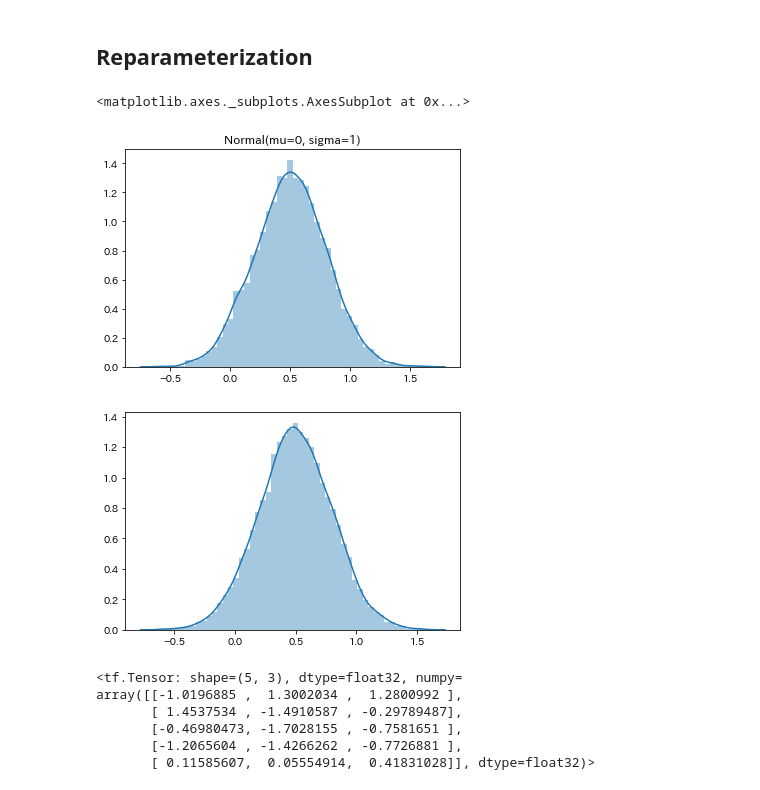
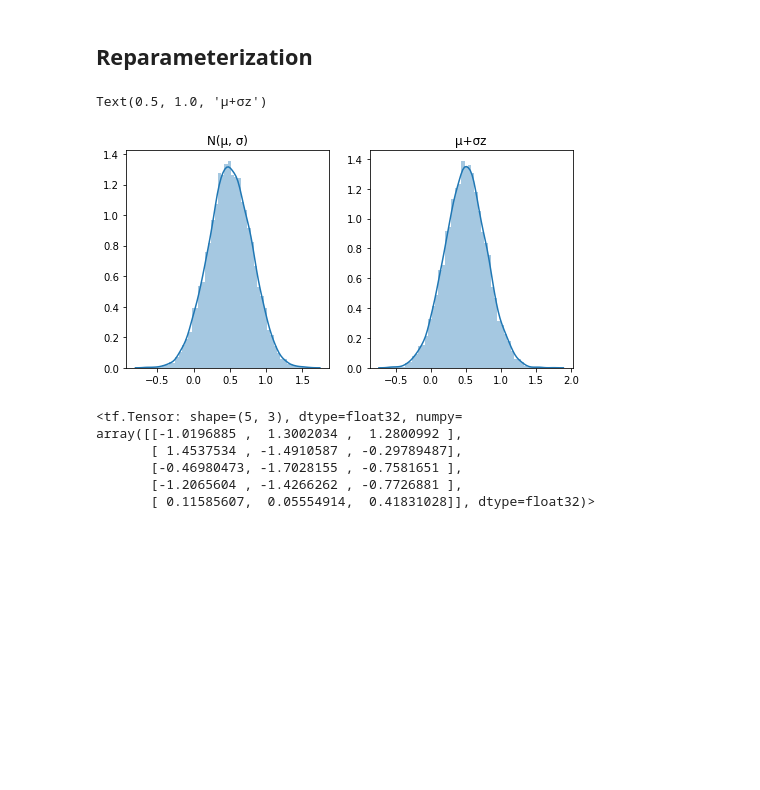
Before and after one commit to horoiwa/deep_reinforcement_learning_gallery, a Jupyter notebook: SAC/squashed_gaussian.ipynb, the cells around one changed output. Drawn from its saved outputs; the diff is of its cells as text; code cells hidden in the pictures; blank space fills up the shorter version.

```diff
--- a/SAC/squashed_gaussian.ipynb
+++ b/SAC/squashed_gaussian.ipynb
@@ -71,27 +87,31 @@ for mu in [-0.4, 0, 0.7]:
 # %% [markdown]
 ## Reparameterization
 # %%
+import numpy as np
+import matplotlib.pyplot as plt
+import seaborn as sns
+
 MU = 0.5
 SIGMA = 0.3
 N = 10000
 
 #: 正規分布モジュールからサンプリング
 p1 = np.random.normal(MU, SIGMA, size=N)
 
 #: 標準正規分布ノイズから生成
 mu = np.zeros(N).reshape(-1, 1) + MU
 noise = np.random.normal(0, 1, size=N).reshape(-1, 1)
 p2 = mu + SIGMA * noise
 
-sns.distplot(p1)
-plt.title("Normal(mu=0, sigma=1)")
+fig, (ax1, ax2) = plt.subplots(1, 2, figsize=(8, 4))
+sns.distplot(p1, ax=ax1)
+ax1.set_title("N(μ, σ)")
 
-plt.figure()
-sns.distplot(p2)
+sns.distplot(p2, ax=ax2)
+ax2.set_title("μ+σz")
 # %% [output]
-<matplotlib.axes._subplots.AxesSubplot at 0x...>
+Text(0.5, 1.0, 'μ+σz')
-[figure, old version]
+[figure, new version]
-[figure, removed]
 # %%
 arr = np.arange(15).reshape(5, 3)
 
```
Also changed, not shown: parts of 2 cells of this notebook.
